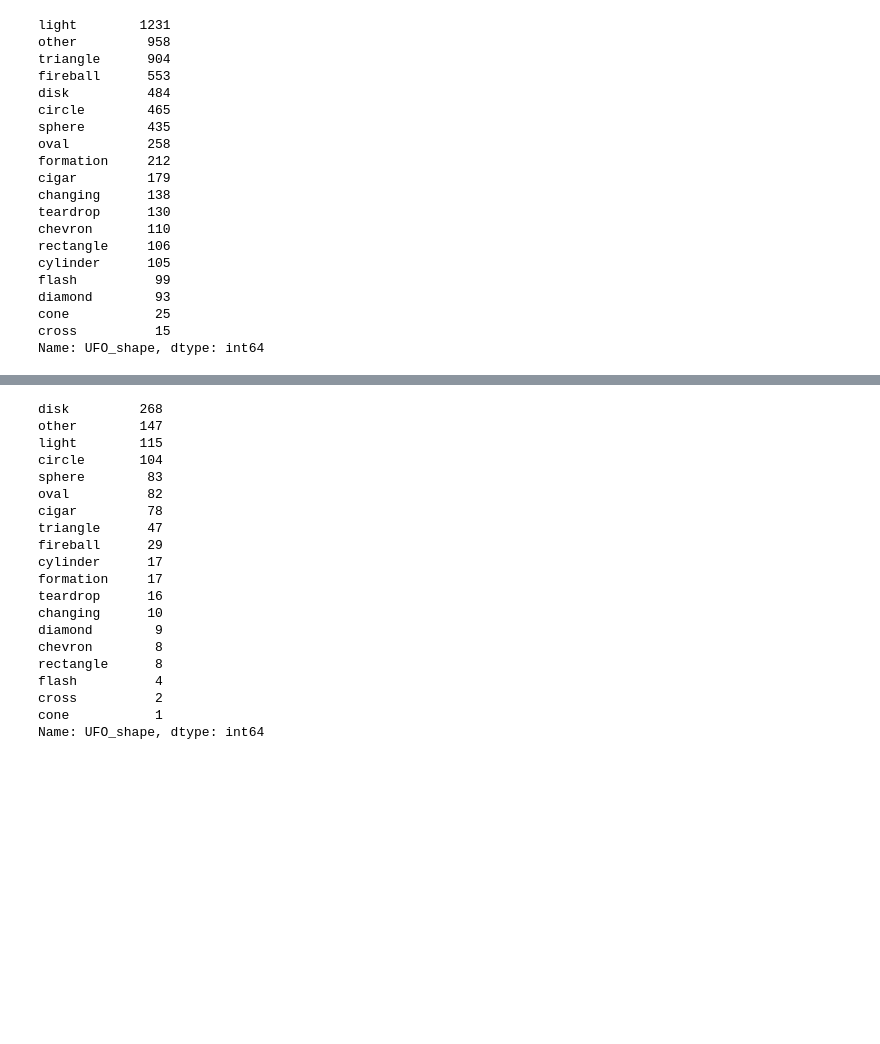
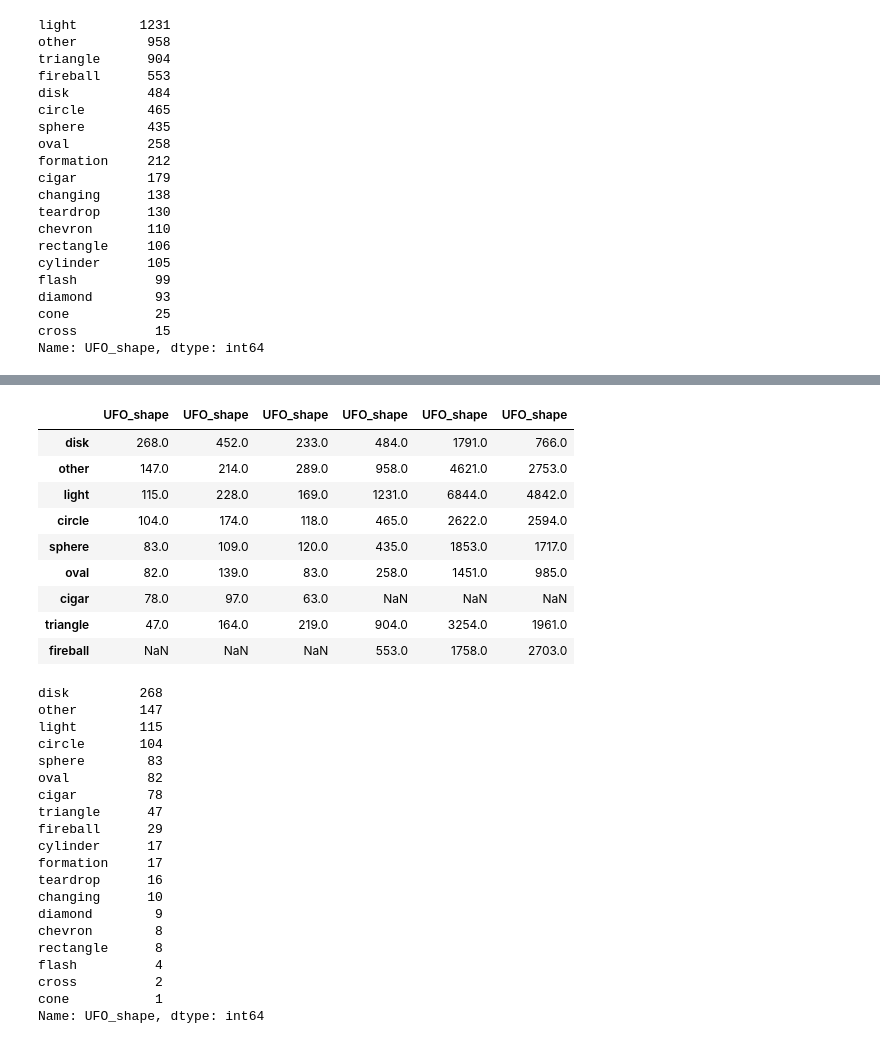
Before and after one commit to abinormal129/SMU-Project-1-UFO-Sightings, a Jupyter notebook: alex_work/decades_to_donutsi.ipynb, the cells around one changed output, grey strips where cells are left out. Drawn from its saved outputs; the diff is of its cells as text; code cells hidden in the pictures; blank space fills up the shorter version.

```diff
--- a/alex_work/decades_to_donutsi.ipynb
+++ b/alex_work/decades_to_donutsi.ipynb
@@ -449,3 +574,23 @@ Name: UFO_shape, dtype: int64
+# %%
+df_merge = pd.concat([df_top_8_1960_counts,
+                      df_top_8_1970_counts,
+                      df_top_8_1980_counts,
+                      df_top_8_1990_counts,
+                      df_top_8_2000_counts,
+                      df_top_8_2010_counts], axis = 1)
+# %%
+df_merge
+# %% [output]
+|  | UFO_shape | UFO_shape | UFO_shape | UFO_shape | UFO_shape | UFO_shape |
+| disk | 268.0 | 452.0 | 233.0 | 484.0 | 1791.0 | 766.0 |
+| other | 147.0 | 214.0 | 289.0 | 958.0 | 4621.0 | 2753.0 |
+| light | 115.0 | 228.0 | 169.0 | 1231.0 | 6844.0 | 4842.0 |
+| circle | 104.0 | 174.0 | 118.0 | 465.0 | 2622.0 | 2594.0 |
+| sphere | 83.0 | 109.0 | 120.0 | 435.0 | 1853.0 | 1717.0 |
+| oval | 82.0 | 139.0 | 83.0 | 258.0 | 1451.0 | 985.0 |
+| cigar | 78.0 | 97.0 | 63.0 | NaN | NaN | NaN |
+| triangle | 47.0 | 164.0 | 219.0 | 904.0 | 3254.0 | 1961.0 |
+| fireball | NaN | NaN | NaN | 553.0 | 1758.0 | 2703.0 |
 # %%
 df_60s_counts
 # %% [output]
```
Also changed, not shown: parts of 12 cells of this notebook, 7 other files.
